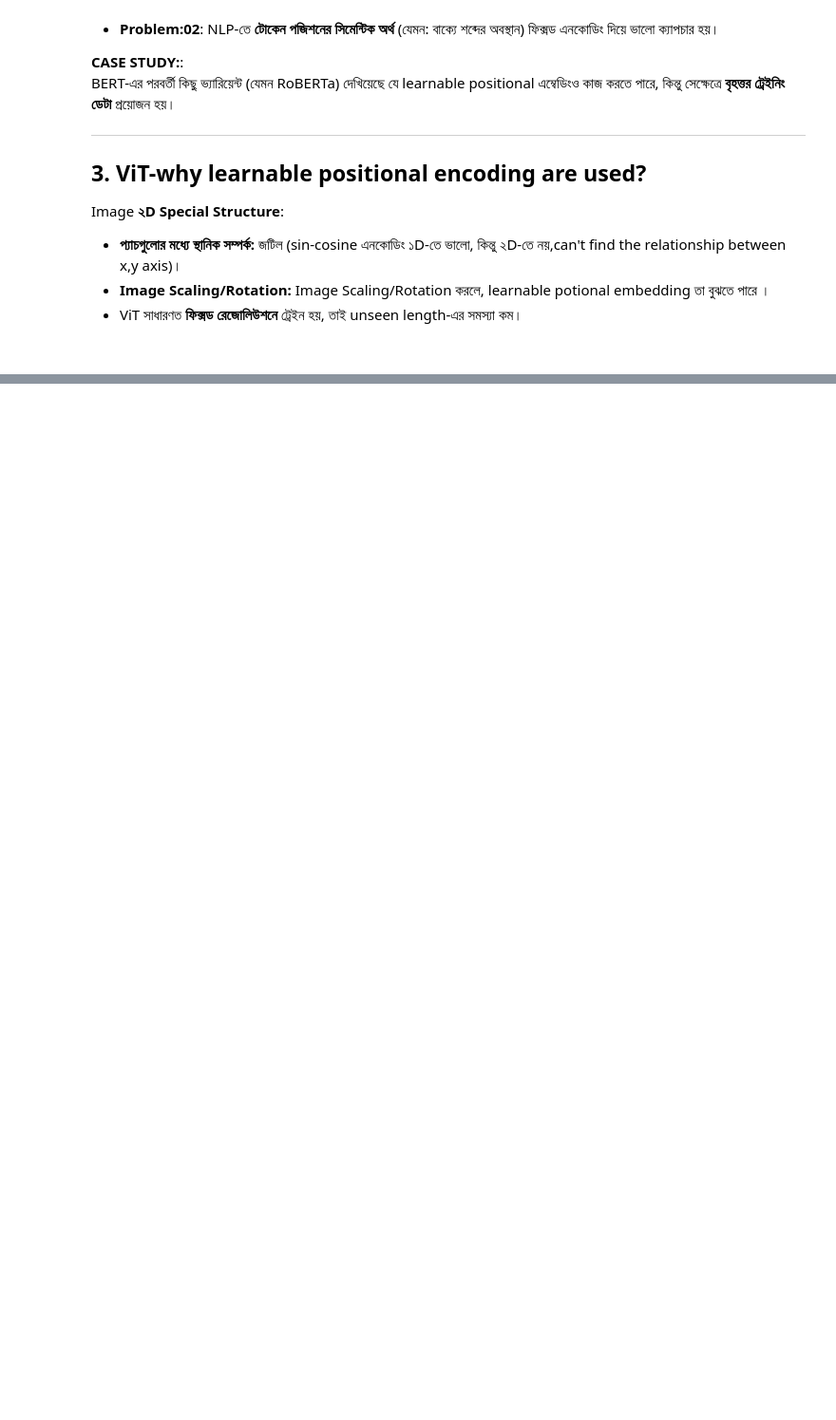
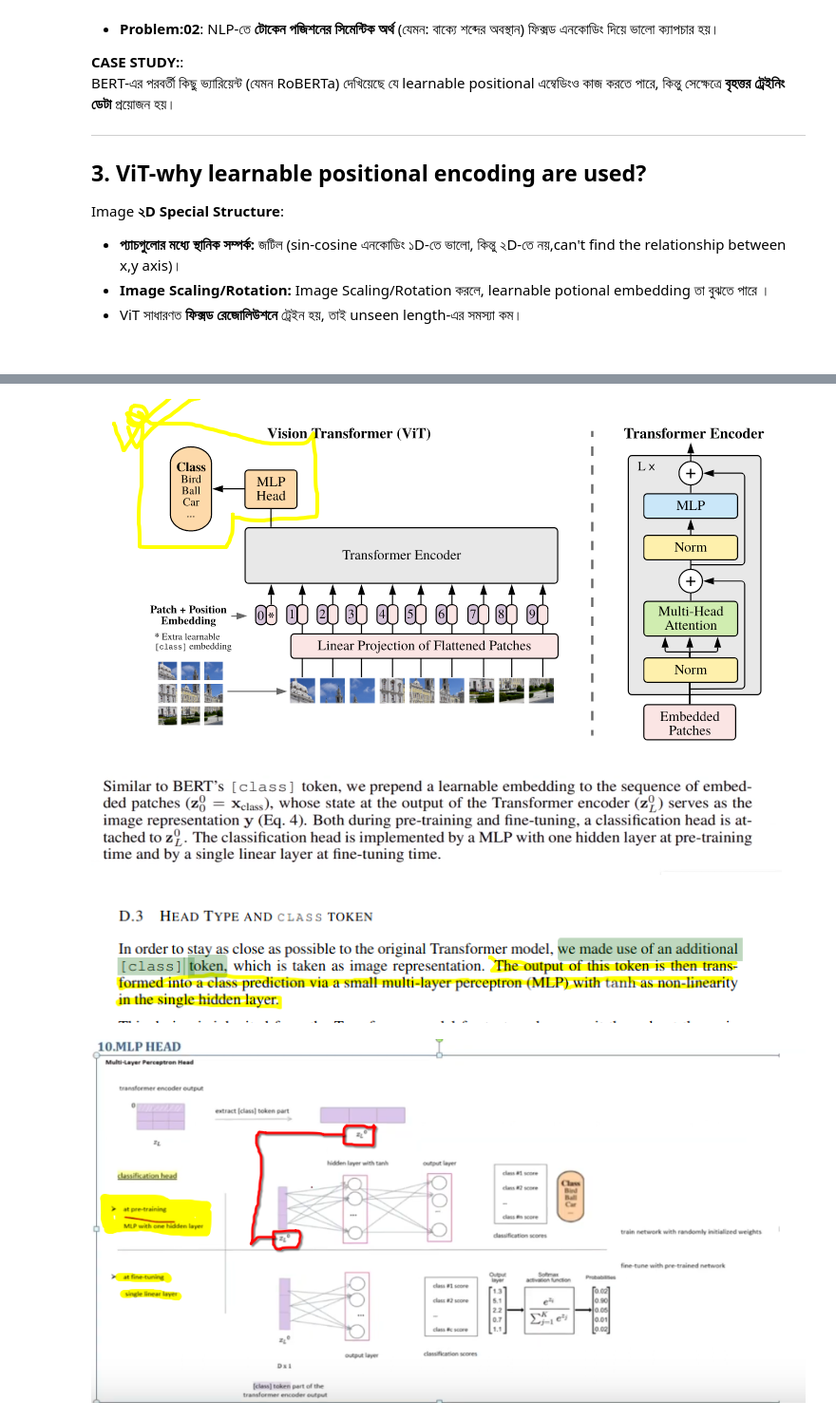
Before and after one commit to yasin-arafat-05/CodeFromScartch, a Jupyter notebook: 02_vision_transformer/vision.ipynb, the cells around one changed output, grey strips where cells are left out. Shown at 95% size. Cells and saved outputs as stored; diff of their text form; code cells hidden in the pictures; blank space fills up the shorter version.

```diff
--- a/02_vision_transformer/vision.ipynb
+++ b/02_vision_transformer/vision.ipynb
@@ -194,0 +466,11 @@ Image **২D Special Structure**:
+# %%
+from IPython.display import display,Image
+display(Image("image/img04.png"))
+display(Image("image/img05.png"))
+display(Image("image/img06.png"))
+display(Image("image/img07.png"))
+# %% [output]
+[figure, added]
+[figure, added]
+[figure, added]
+[figure, added]
```
Also changed, not shown: parts of 27 cells of this notebook, 7 other files.
